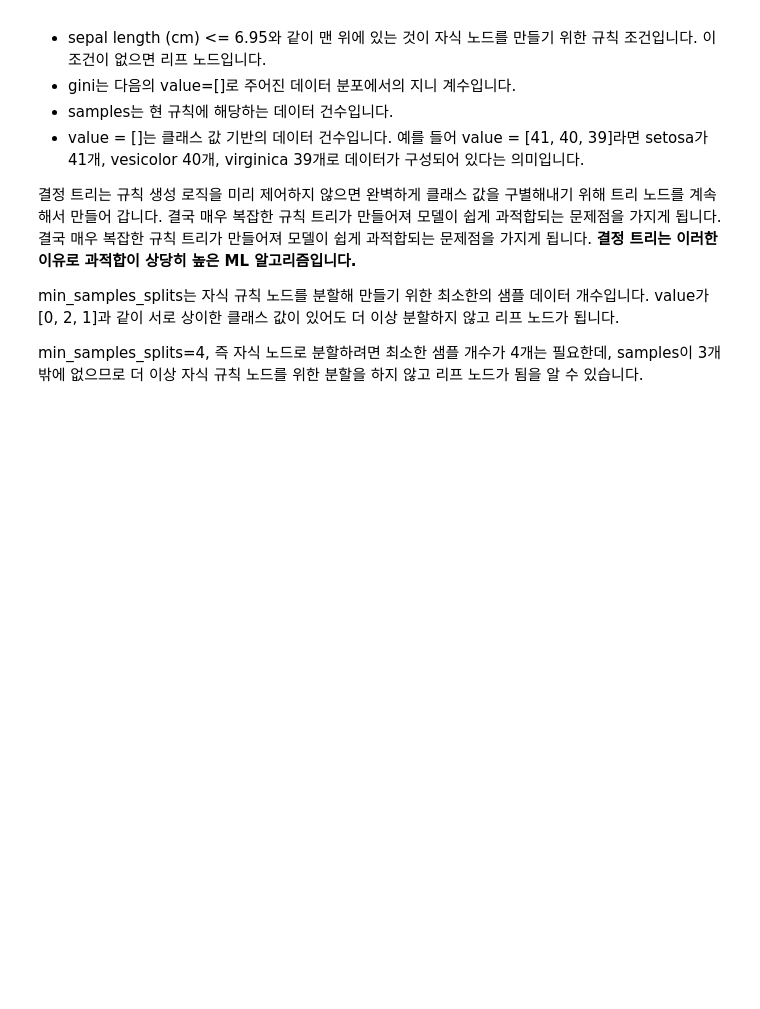
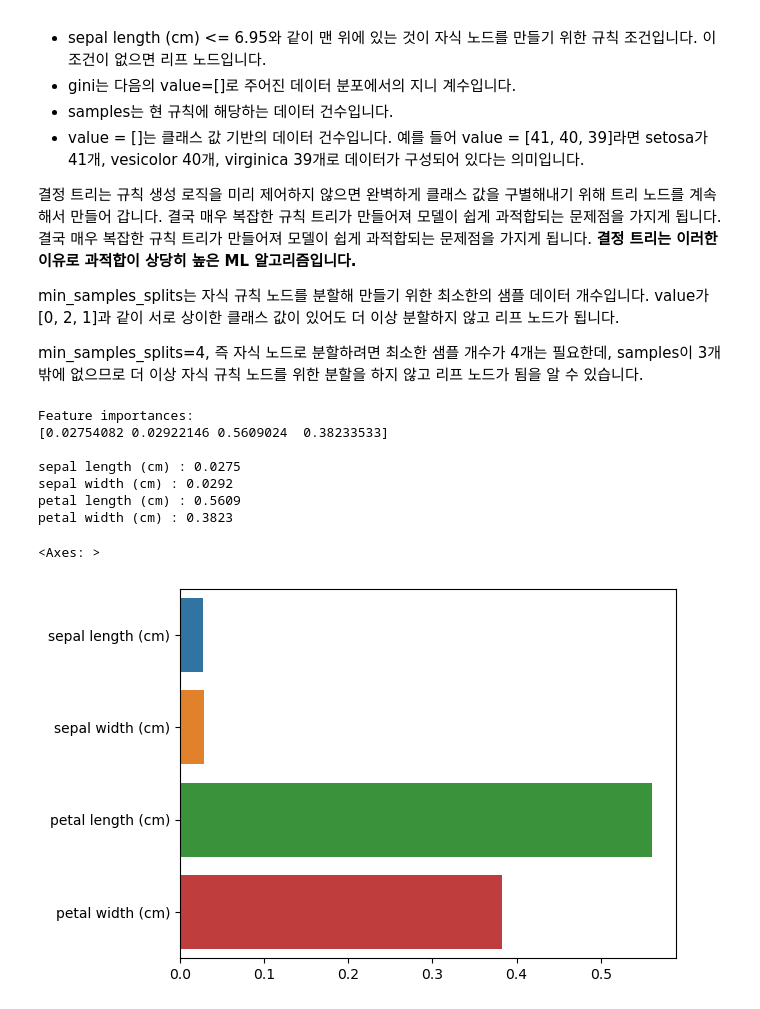
Before and after one commit to jinhoyoho/Machine_Learning, a Jupyter notebook: Chapter_4.ipynb, the cells around one changed output. Saved outputs shown, nothing was run; the diff lists cells and outputs as text; code cells hidden in the pictures; blank space fills up the shorter version.

```diff
--- a/Chapter_4.ipynb
+++ b/Chapter_4.ipynb
@@ -84,3 +85,26 @@ graphviz.Source(dot_graph)
 min_samples_splits는 자식 규칙 노드를 분할해 만들기 위한 최소한의 샘플 데이터 개수입니다. value가 [0, 2, 1]과 같이 서로 상이한 클래스 값이 있어도 더 이상 분할하지 않고 리프 노드가 됩니다.
 
 min_samples_splits=4, 즉 자식 노드로 분할하려면 최소한 샘플 개수가 4개는 필요한데, samples이 3개밖에 없으므로 더 이상 자식 규칙 노드를 위한 분할을 하지 않고 리프 노드가 됨을 알 수 있습니다.
+# %%
+# feature_importances_ 속성으로 중요도 값 반환
+# 값이 높을수록 해당 피처의 중요도가 높다
+import seaborn as sns
+import numpy as np
+
+print("Feature importances:\n{0}".format(dt_clf.feature_importances_))
+print()
+
+for name, value in zip(iris_data.feature_names, dt_clf.feature_importances_):
+    print("{0} : {1:.4f}".format(name,value))
+
+sns.barplot(x=dt_clf.feature_importances_, y=iris_data.feature_names)
+# %% [output]
+Feature importances:
+[0.02754082 0.02922146 0.5609024  0.38233533]
+
+sepal length (cm) : 0.0275
+sepal width (cm) : 0.0292
+petal length (cm) : 0.5609
+petal width (cm) : 0.3823
+<Axes: >
+[figure, added]
```
Also changed, not shown: parts of 44 cells of this notebook, 31 other files.
